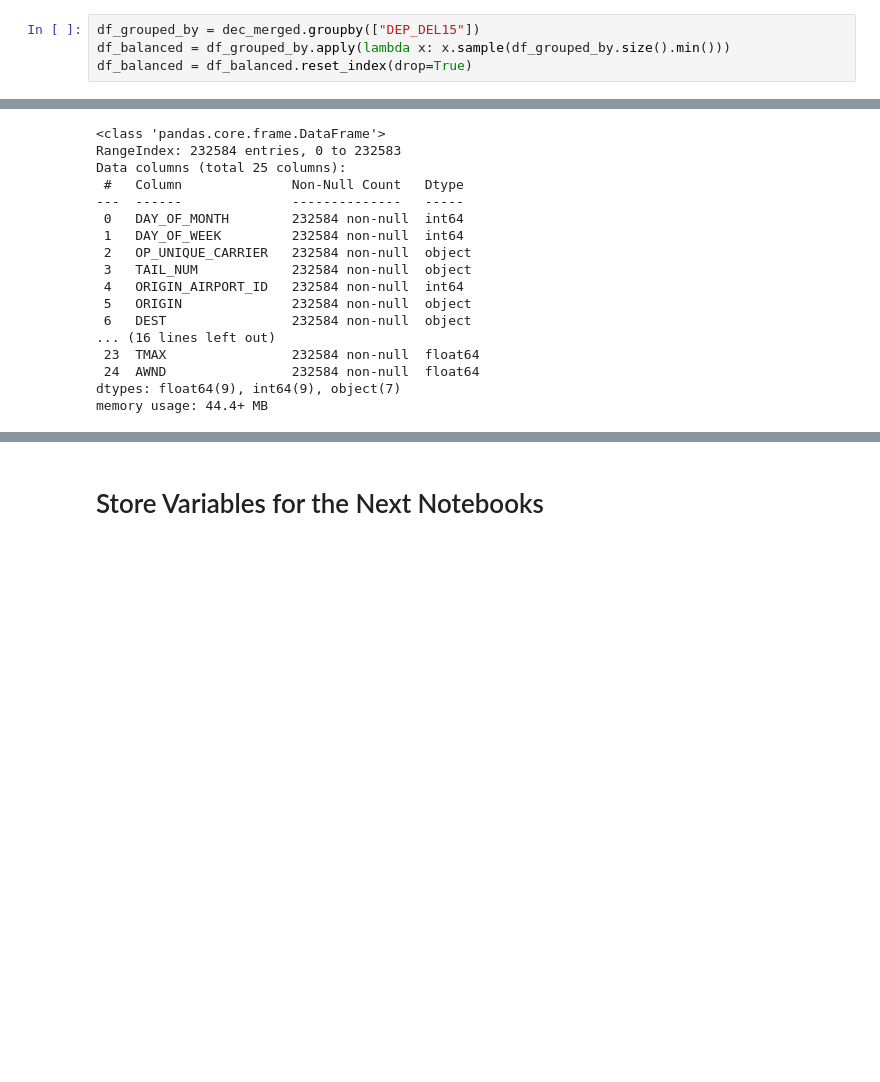
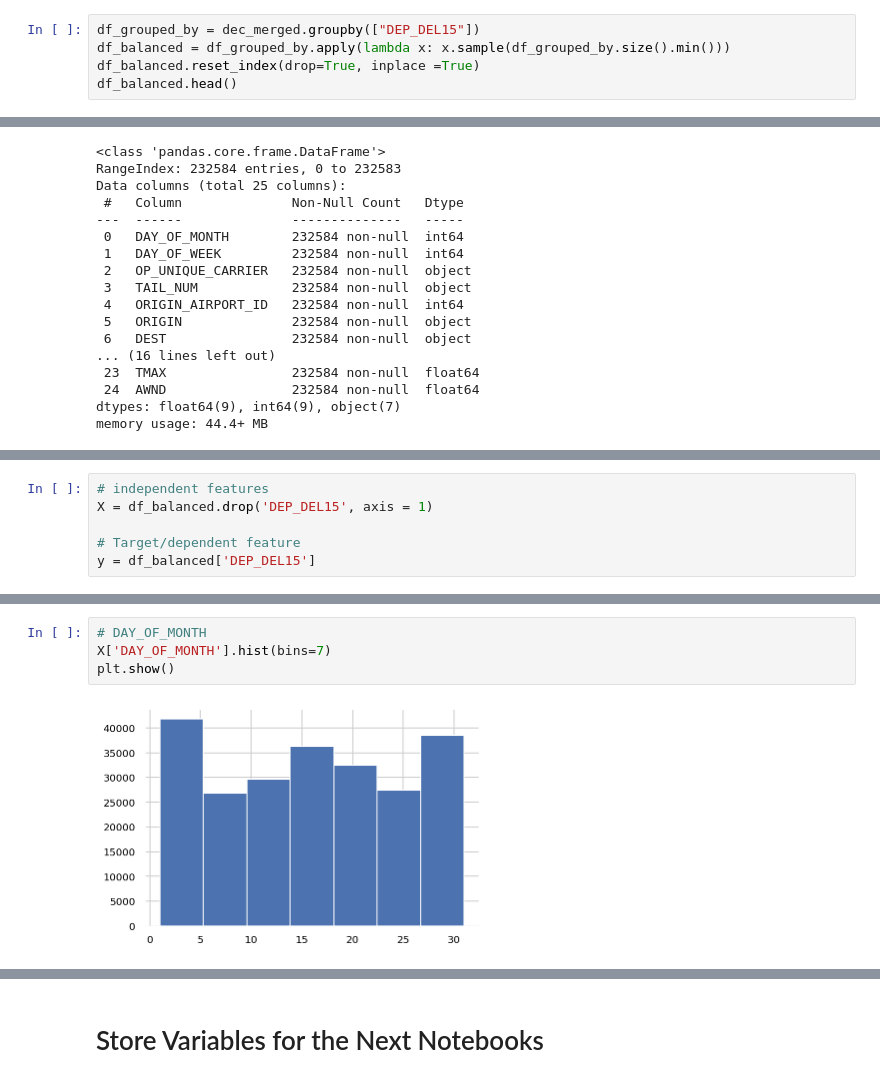
Before and after one commit to jimmy-nguyen-data-science/predicting-flight-delays, a Jupyter notebook: notebooks/04_Merged_Data_Pretraining.ipynb, the cells around one changed output, grey strips where cells are left out. Saved outputs shown, nothing was run; the diff lists cells and outputs as text; blank space fills up the shorter version.

```diff
--- a/notebooks/04_Merged_Data_Pretraining.ipynb
+++ b/notebooks/04_Merged_Data_Pretraining.ipynb
@@ -142,4 +109,5 @@ Summary:
 # %%
 df_grouped_by = dec_merged.groupby(["DEP_DEL15"])
 df_balanced = df_grouped_by.apply(lambda x: x.sample(df_grouped_by.size().min()))
-df_balanced = df_balanced.reset_index(drop=True)
+df_balanced.reset_index(drop=True, inplace =True)
+df_balanced.head()
@@ -188,0 +174,6 @@ df_balanced.drop(dropped, inplace=True, axis=1)
+# %%
+# independent features
+X = df_balanced.drop('DEP_DEL15', axis = 1)
+
+# Target/dependent feature
+y = df_balanced['DEP_DEL15']
@@ -188,0 +212,6 @@ df_balanced.drop(dropped, inplace=True, axis=1)
+# %%
+# DAY_OF_MONTH
+X['DAY_OF_MONTH'].hist(bins=7)
+plt.show()
+# %% [output]
+[figure, added]
```
Also changed, not shown: parts of 50 cells of this notebook.
